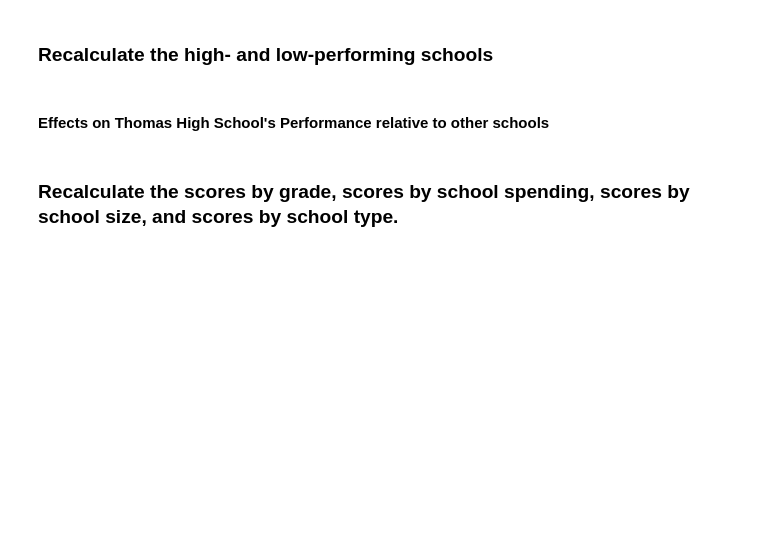
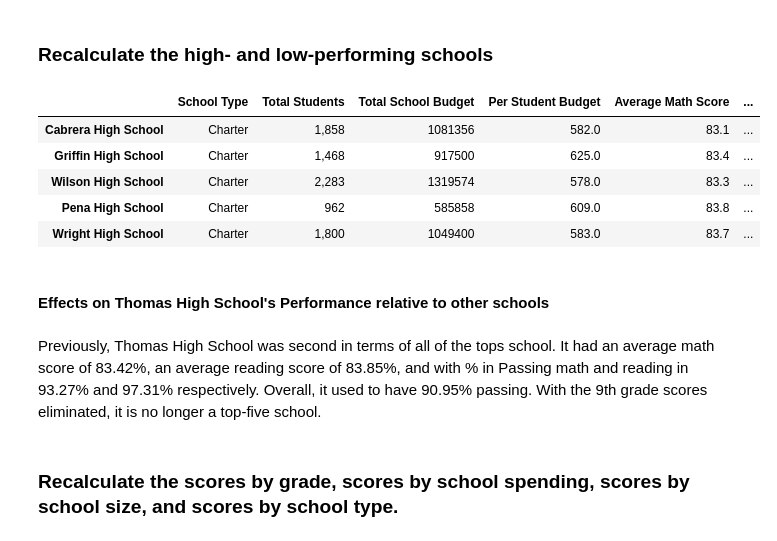
Before and after one commit to shaunwang1350/M4_School_District_Analysis, a Jupyter notebook: PyCitySchools_Challenge.ipynb, the cells around one changed output. Saved outputs shown, nothing was run; the diff lists cells and outputs as text; code cells hidden in the pictures; blank space fills up the shorter version.

```diff
--- a/PyCitySchools_Challenge.ipynb
+++ b/PyCitySchools_Challenge.ipynb
@@ -32,7 +156,21 @@ for word in prefixes_suffixes:
 # %% [markdown]
 ### Recalculate the high- and low-performing schools
+# %%
+top_schools = per_school_summary_df.sort_values(["% Overall Passing"], ascending=False)
+# Assign district summary df the new column order.
+
+top_schools.head()
+# %% [output]
+|  | School Type | Total Students | Total School Budget | Per Student Budget | Average Math Score | ... |
+| Cabrera High School | Charter | 1,858 | 1081356 | 582.0 | 83.1 | ... |
+| Griffin High School | Charter | 1,468 | 917500 | 625.0 | 83.4 | ... |
+| Wilson High School | Charter | 2,283 | 1319574 | 578.0 | 83.3 | ... |
+| Pena High School | Charter | 962 | 585858 | 609.0 | 83.8 | ... |
+| Wright High School | Charter | 1,800 | 1049400 | 583.0 | 83.7 | ... |
 # %% [markdown]
 #### Effects on Thomas High School's Performance relative to other schools
+# %% [markdown]
+Previously, Thomas High School was second in terms of all of the tops school. It had an average math score of 83.42%, an average reading score of 83.85%, and with % in Passing math and reading in 93.27% and 97.31% respectively. Overall, it used to have 90.95% passing. With the 9th grade scores eliminated, it is no longer a top-five school.
 # %% [markdown]
 ### Recalculate the scores by grade, scores by school spending, scores by school size, and scores by school type.
 # %% [markdown]
```
Also changed, not shown: parts of 17 cells of this notebook.
